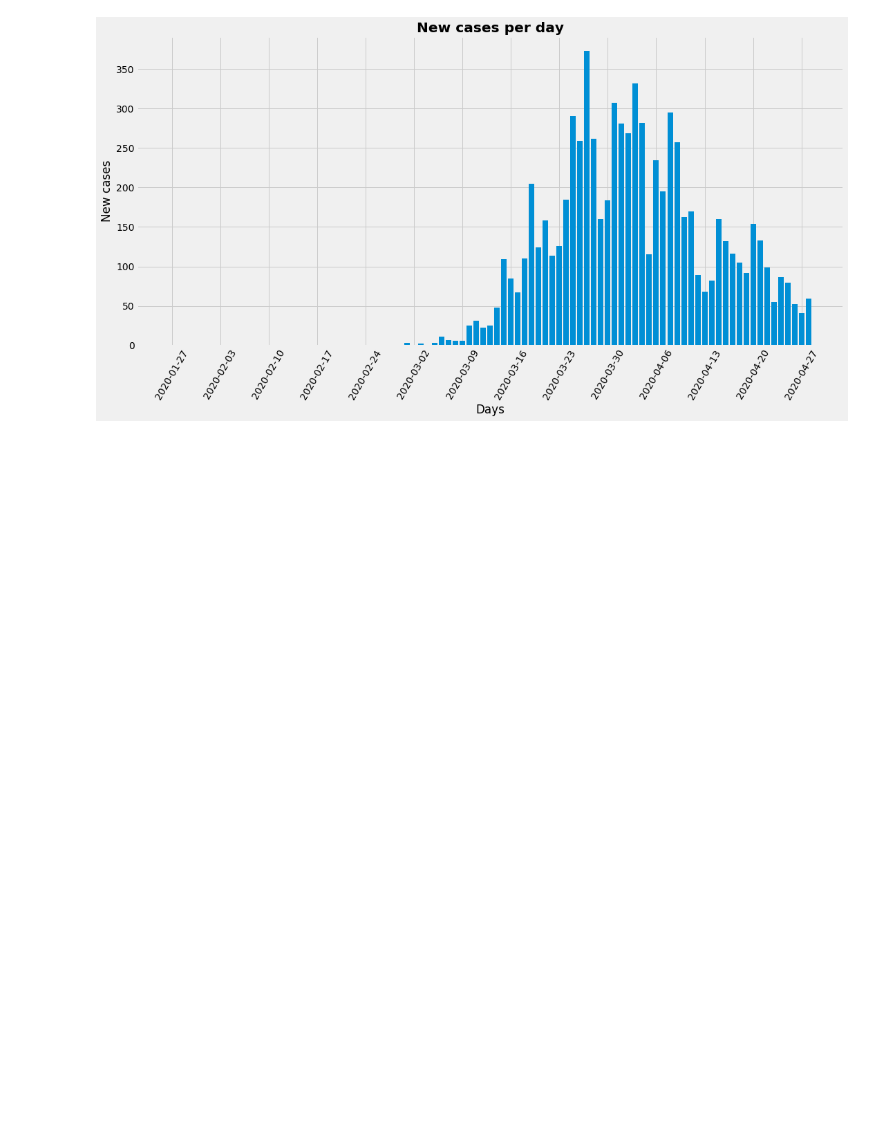
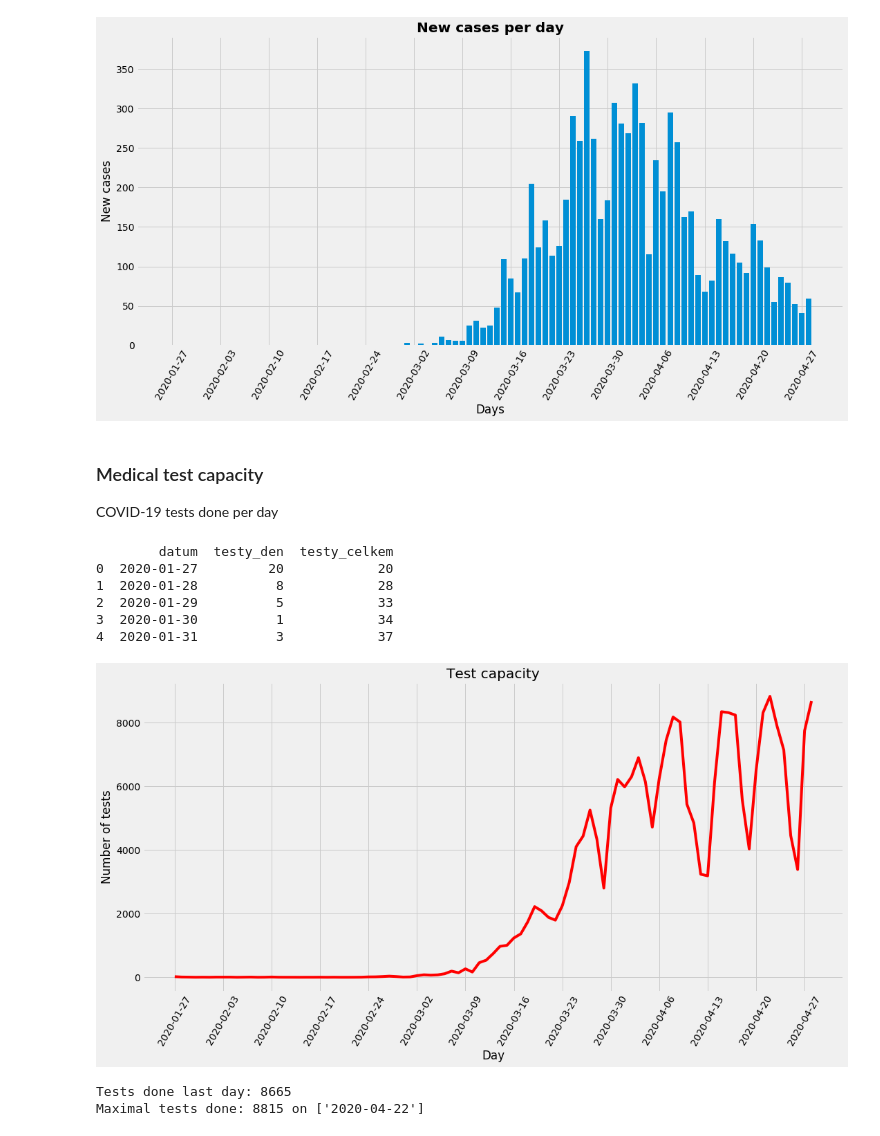
Before and after one commit to krystofh/Covid-Datascience, a Jupyter notebook: COVID_Cases_CZ.ipynb, the cells around one changed output. Saved outputs shown, nothing was run; the diff lists cells and outputs as text; code cells hidden in the pictures; blank space fills up the shorter version.

Commit message:
Added medical tests graph

```diff
--- a/COVID_Cases_CZ.ipynb
+++ b/COVID_Cases_CZ.ipynb
@@ -144,3 +144,56 @@ plt.savefig("plots/new-cases-graph.png", pad_inches=0.3)
 plt.show()
 # %% [output]
 [figure]
+# %% [markdown]
+### Medical test capacity
+
+COVID-19 tests done per day
+# %%
+import pandas as pd
+import matplotlib.pyplot as plt
+import numpy as np
+
+# Read dataset
+tests = pd.read_csv('data/testy.csv')
+print(tests.head())
+
+# Create ticks=x-axis labels
+# Start with first day from the datum column and interate by weeks
+days = list(range(0, len(tests)))
+day_tick = []      # index of the date's row
+day_tick_name = [] # date as string (cases.datum column)
+i = 0
+for day in tests.datum:
+    if i%7==0:  # 7 days steps
+        day_tick.append(i)
+        day_tick_name.append(day)
+    i = i+1
+
+# Plot
+plt.figure(figsize = (15,8), constrained_layout = True)
+plt.xticks(day_tick, day_tick_name)
+plt.xticks(day_tick, day_tick_name, rotation = 60)
+
+plt.plot(days, tests.testy_den, 'r')
+plt.title("Test capacity")
+plt.xlabel("Day")
+plt.ylabel("Number of tests")
+
+plt.savefig('plots/new_tests.png', pad_inches=0.3)
+plt.show()
+
+# Statistics
+dates = np.array(tests.datum)
+new_tests = np.array(tests.testy_den)
+print("Tests done last day: " + str(new_tests[-1]))
+print("Maximal tests done: " + str(max(new_tests)) +" on " + str(dates[new_tests == max(new_tests)]))
+# %% [output]
+        datum  testy_den  testy_celkem
+0  2020-01-27         20            20
+1  2020-01-28          8            28
+2  2020-01-29          5            33
+3  2020-01-30          1            34
+4  2020-01-31          3            37
+[figure, added]
+Tests done last day: 8665
+Maximal tests done: 8815 on ['2020-04-22']
```
Also changed, not shown: 1 other file.
